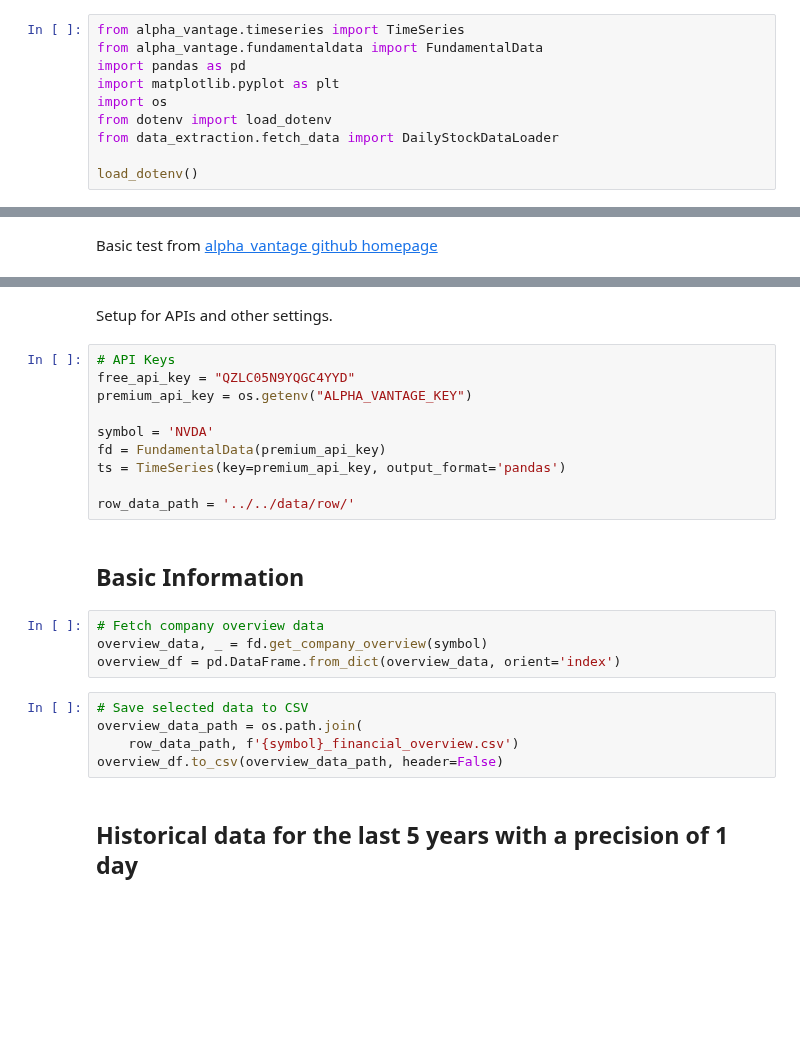
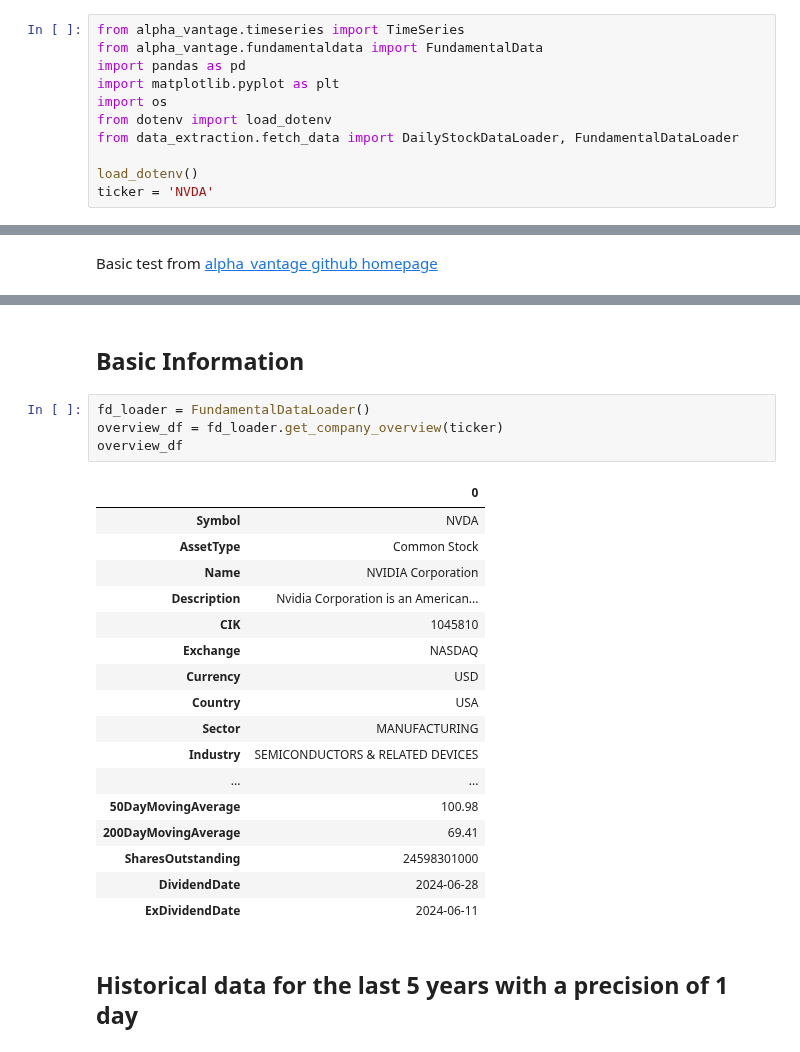
Before and after one commit to LibertyChaser/price_prediction, a Jupyter notebook: code/notebooks/w1_NVDA_Stock_Analysis_5Y.ipynb, the cells around one changed output, grey strips where cells are left out. Cells and saved outputs as stored; diff of their text form; blank space fills up the shorter version.

```diff
--- a/code/notebooks/w1_NVDA_Stock_Analysis_5Y.ipynb
+++ b/code/notebooks/w1_NVDA_Stock_Analysis_5Y.ipynb
@@ -14,6 +14,7 @@ import pandas as pd
 import matplotlib.pyplot as plt
 import os
 from dotenv import load_dotenv
-from data_extraction.fetch_data import DailyStockDataLoader
+from data_extraction.fetch_data import DailyStockDataLoader, FundamentalDataLoader
 
 load_dotenv()
+ticker = 'NVDA'
@@ -33,26 +23,27 @@ plt.show()
-# %% [markdown]
-Setup for APIs and other settings.
-# %%
-# API Keys
-free_api_key = "QZLC05N9YQGC4YYD"
-premium_api_key = os.getenv("ALPHA_VANTAGE_KEY")
-
-symbol = 'NVDA'
-fd = FundamentalData(premium_api_key)
-ts = TimeSeries(key=premium_api_key, output_format='pandas')
-
-row_data_path = '../../data/row/'
 # %% [markdown]
 ## Basic Information
-# %%
-# Fetch company overview data
-overview_data, _ = fd.get_company_overview(symbol)
-overview_df = pd.DataFrame.from_dict(overview_data, orient='index')
-# %%
-# Save selected data to CSV
-overview_data_path = os.path.join(
-    row_data_path, f'{symbol}_financial_overview.csv')
-overview_df.to_csv(overview_data_path, header=False)
+# %%
+fd_loader = FundamentalDataLoader()
+overview_df = fd_loader.get_company_overview(ticker)
+overview_df
+# %% [output]
+|  | 0 |
+| Symbol | NVDA |
+| AssetType | Common Stock |
+| Name | NVIDIA Corporation |
+| Description | Nvidia Corporation is an American... |
+| CIK | 1045810 |
+| Exchange | NASDAQ |
+| Currency | USD |
+| Country | USA |
+| Sector | MANUFACTURING |
+| Industry | SEMICONDUCTORS & RELATED DEVICES |
+| ... | ... |
+| 50DayMovingAverage | 100.98 |
+| 200DayMovingAverage | 69.41 |
+| SharesOutstanding | 24598301000 |
+| DividendDate | 2024-06-28 |
+| ExDividendDate | 2024-06-11 |
 # %% [markdown]
 ## Historical data for the last 5 years with a precision of 1 day
 # %%
```
Also changed, not shown: parts of 10 cells of this notebook.
